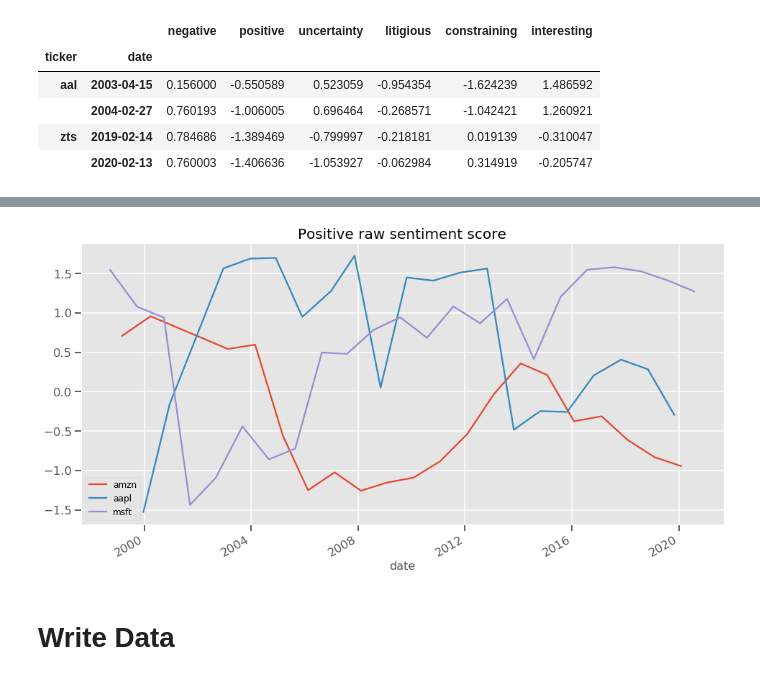
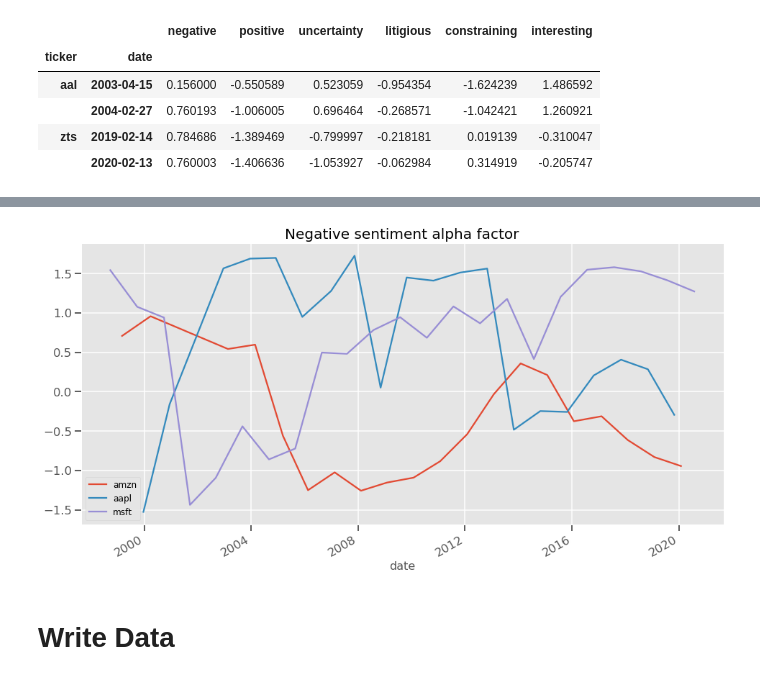
Before and after one commit to manualrg/dslab-ai-for-trading, a Jupyter notebook: notebooks/05_nlp_quant/02_10ksent_rulesent.ipynb, the cells around one changed output, grey strips where cells are left out. Drawn from its saved outputs; the diff is of its cells as text; code cells hidden in the pictures.

```diff
--- a/notebooks/05_nlp_quant/02_10ksent_rulesent.ipynb
+++ b/notebooks/05_nlp_quant/02_10ksent_rulesent.ipynb
@@ -292,10 +332,11 @@ sent_alphas_count = sent_alphas_raw.groupby(['idx_year']).size()
 # %%
 sent_alphas = pd.DataFrame(index=sent_score_dfs[sentiments[0]].index, columns=sentiments, dtype=float)
 for sentiment in sentiments:
-    sent_alphas[sentiment] = bow_sent.compute_sentiment_alpha_factor(
+    sent_alphas[sentiment] = mle_utils.compute_sentiment_alpha_factor(
         sent_scores=sent_alphas_raw.loc[sentiment], date_col='idx_year',
         sector_col='sector_code', score_col='sentiment_score'
     ) * sent_score_sign[sentiment]
+# add raw and raw_diff
 # %%
 pd.concat([sent_alphas.head(2), sent_alphas.tail(2)], axis=0)
 # %% [output]
@@ -316,11 +357,11 @@ plt.show()
 # %%
-sent_alphas.loc[example_ticker, 'negative'].plot(title='Positive raw sentiment score', label='amzn')
+sent_alphas.loc[example_ticker, 'negative'].plot(title='Negative sentiment alpha factor', label='amzn')
 sent_alphas.loc['aapl', 'negative'].plot(label='aapl')
 sent_alphas.loc['msft', 'negative'].plot(label='msft')
 plt.legend()
 plt.show()
 # %% [output]
-[figure, old version]
+[figure, new version]
 # %% [markdown]
 # Write Data
 # %%
```
Also changed, not shown: parts of 12 cells of this notebook, 4 other files.
